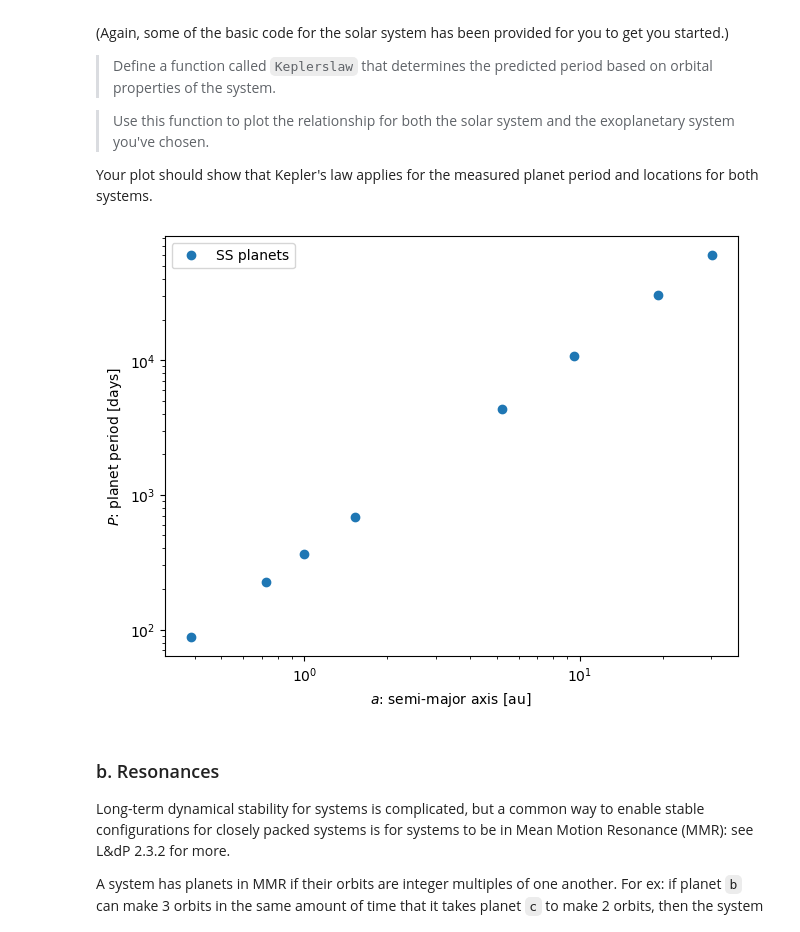
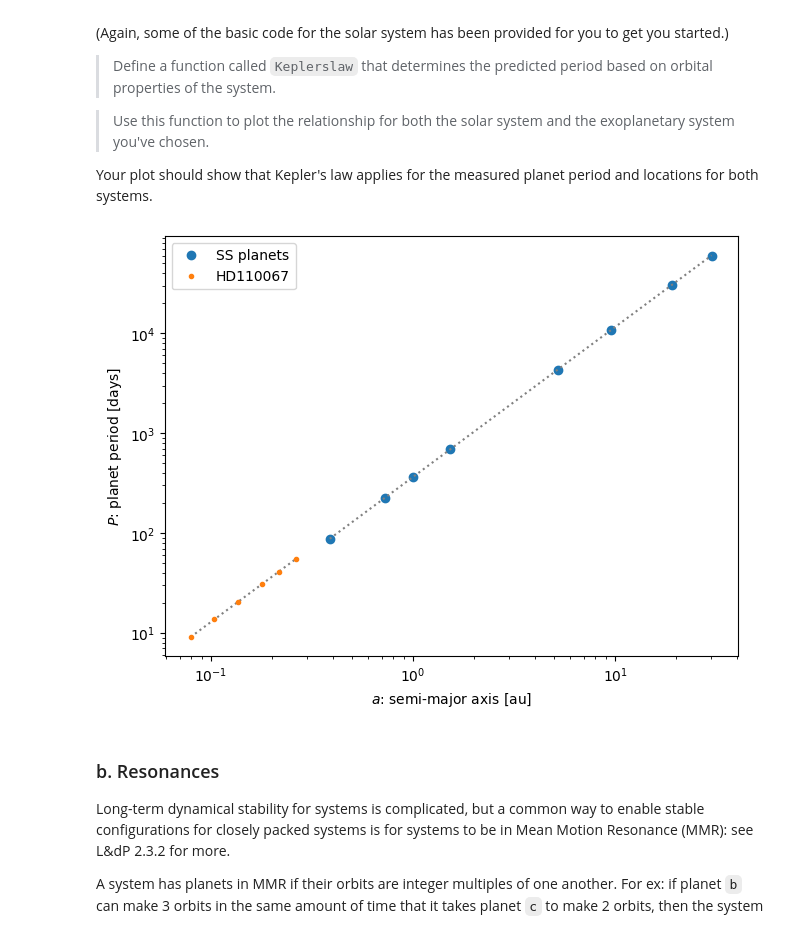
Before and after one commit to anb19019/FoPS-2025, a Jupyter notebook: 1-not-my-solar-sys.ipynb, the cells around one changed output. Saved outputs shown, nothing was run; the diff lists cells and outputs as text; code cells hidden in the pictures.

```diff
--- a/1-not-my-solar-sys.ipynb
+++ b/1-not-my-solar-sys.ipynb
@@ -222,32 +224,37 @@ Your plot should show that Kepler's law applies for the measured planet period a
 # %%
 def Keplerslaw(a,Ms):
     """function to return the period in days for a given semimajor axis in au and stellar mass in solar masses"""
-    # your function * HERE *
-    return
+    P_years = (a**3 / Ms)**0.5
+    P_days = P_years * 365
+    return P_days
 
 ss_n = np.array([key for key in solar.keys() if key != 'host'])
 ss_a = np.array([solar[key]['pl_orbsmax'] for key in solar.keys() if key != 'host'])
 ss_p = np.array([solar[key]['pl_orbper'] for key in solar.keys() if key != 'host'])
 
+exo_n = np.array([key for key in exo.keys() if key != 'host'])
+exo_a = np.array([exo[key]['pl_orbsmax'] for key in exo.keys() if key != 'host'])
+exo_p = np.array([exo[key]['pl_orbper'] for key in exo.keys() if key != 'host'])
 
 f,ax = plt.subplots(1,constrained_layout=True)
 ax.plot(ss_a,ss_p,marker='o',lw=0,label='SS planets')
 
 # add Keplers Law lines for solar and exo system *HERE*
-# ax.plot(ss_a,Keplerslaw(ss_a,Ms=1), ls='dotted',color='gray')
-# ax.plot(..)
+ax.plot(ss_a,Keplerslaw(ss_a,Ms=1), ls='dotted',color='gray')
+exo_Ms = exo['host']['st_mass']
+ax.plot(exo_a,Keplerslaw(exo_a,Ms=exo_Ms), ls='dotted',color='gray')
 
 # add plot of your system *HERE*
-# ax.plot(.. ,marker='.',lw=0,label=exoname)
+ax.plot(exo_a, exo_p,marker='.',lw=0,label=exoname)
 
 
 ax.legend()
 ax.set_xlabel(r'$a$: semi-major axis [au]')
 ax.set_ylabel(r'$P$: planet period [days]')
 ax.set_xscale('log')
 ax.set_yscale('log')
 # %% [output]
-[figure, old version]
+[figure, new version]
 # %% [markdown]
 ### b. Resonances
 Long-term dynamical stability for systems is complicated, but a common way to enable stable configurations for closely packed systems is for systems to be in Mean Motion Resonance (MMR): see L&dP 2.3.2 for more.
```
Also changed, not shown: parts of 1 cell of this notebook.
